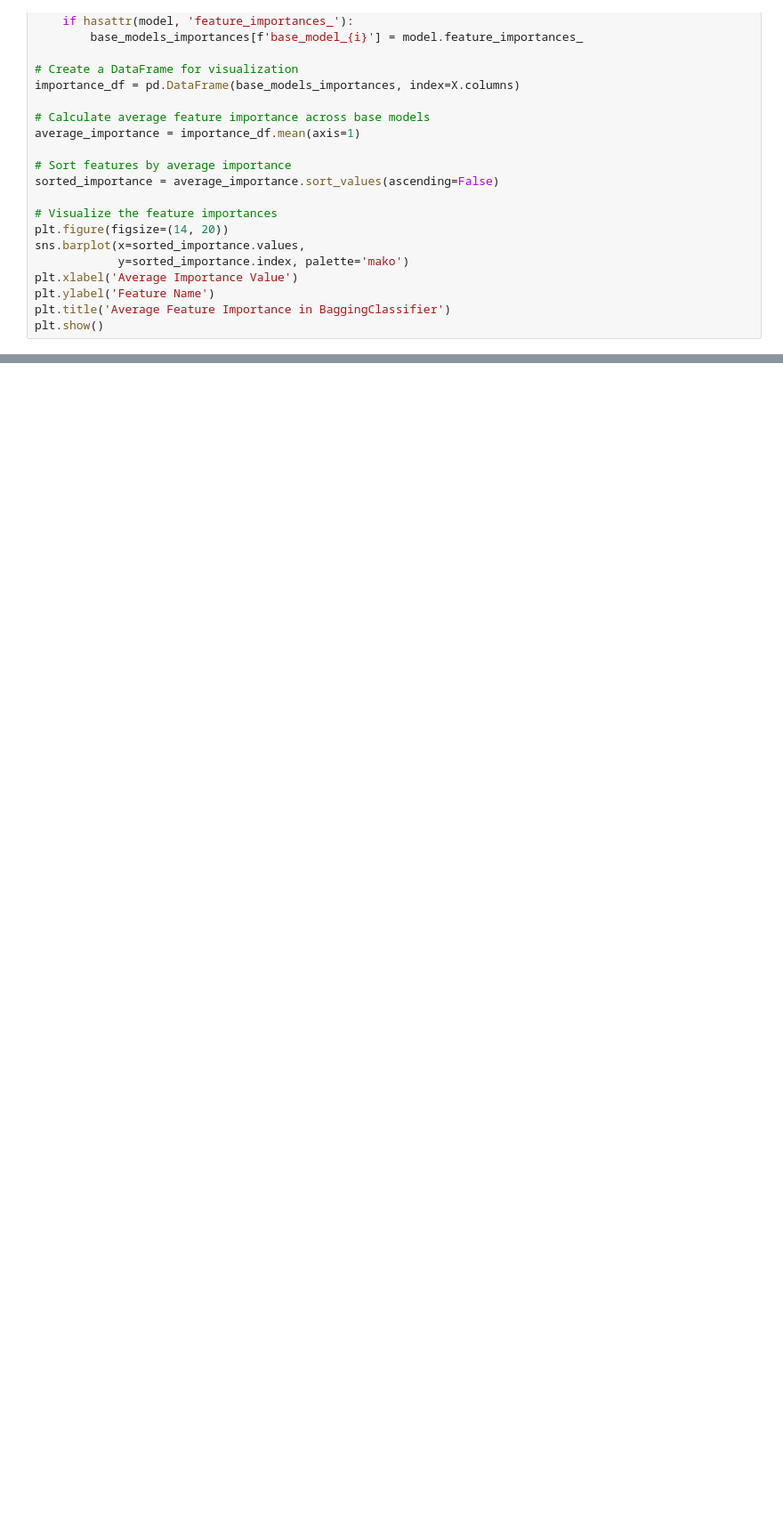
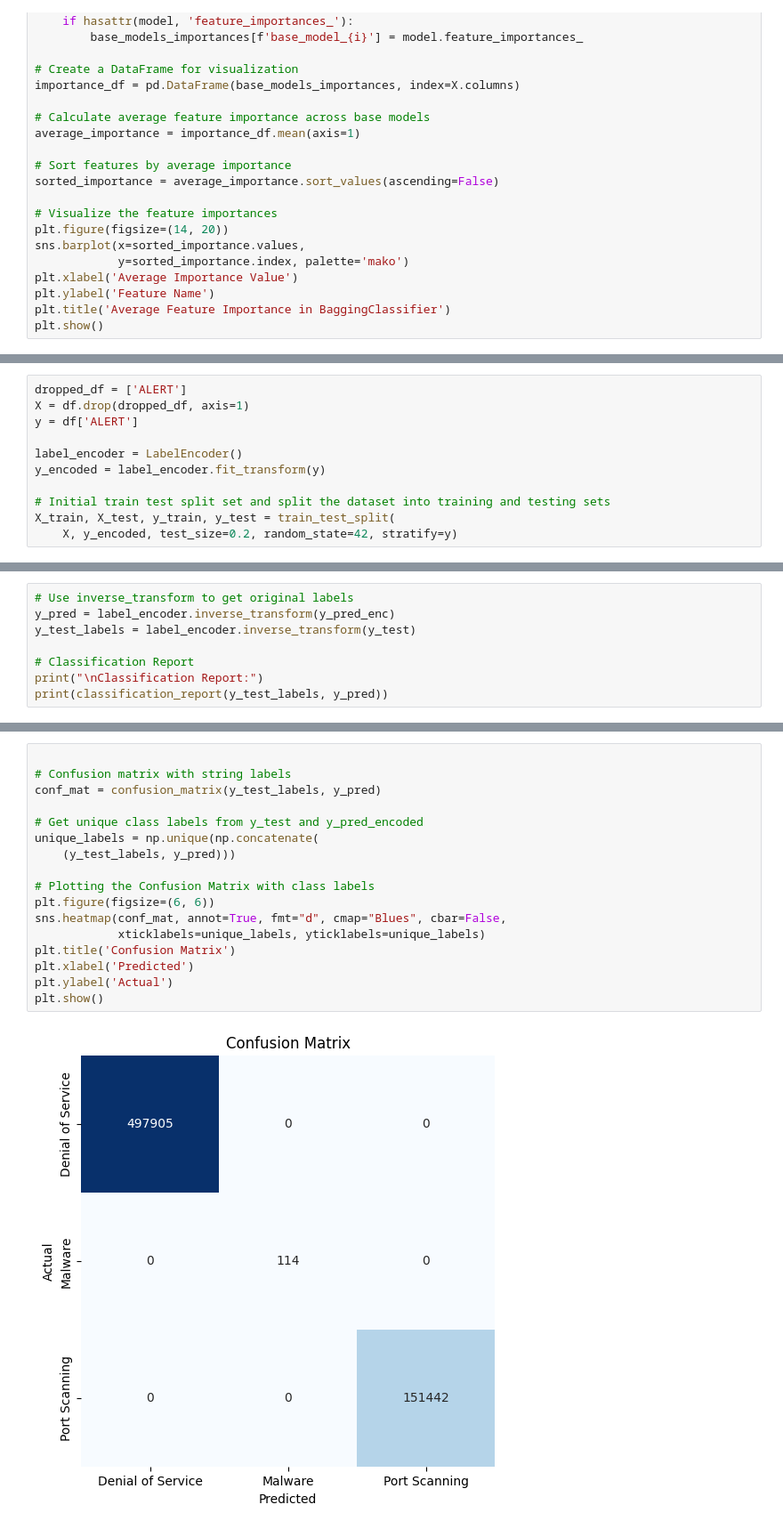
Before and after one commit to sm3a96/IDS-Machine-Learning-Techniques-, a Jupyter notebook: Advanced_Ens_tech/Bagging/Simargl2022_Bagging_tech.ipynb, the cells around one changed output, grey strips where cells are left out. Shown: that part at 89% size. Drawn from its saved outputs; the diff is of its cells as text; blank space fills up the shorter version.

```diff
--- a/Advanced_Ens_tech/Bagging/Simargl2022_Bagging_tech.ipynb
+++ b/Advanced_Ens_tech/Bagging/Simargl2022_Bagging_tech.ipynb
@@ -176,0 +232,11 @@ plt.show()
+# %%
+dropped_df = ['ALERT']
+X = df.drop(dropped_df, axis=1)
+y = df['ALERT']
+
+label_encoder = LabelEncoder()
+y_encoded = label_encoder.fit_transform(y)
+
+# Initial train test split set and split the dataset into training and testing sets
+X_train, X_test, y_train, y_test = train_test_split(
+    X, y_encoded, test_size=0.2, random_state=42, stratify=y)
@@ -176,0 +285,8 @@ plt.show()
+# %%
+# Use inverse_transform to get original labels
+y_pred = label_encoder.inverse_transform(y_pred_enc)
+y_test_labels = label_encoder.inverse_transform(y_test)
+
+# Classification Report
+print("\nClassification Report:")
+print(classification_report(y_test_labels, y_pred))
@@ -176,0 +304,19 @@ plt.show()
+# %%
+
+# Confusion matrix with string labels
+conf_mat = confusion_matrix(y_test_labels, y_pred)
+
+# Get unique class labels from y_test and y_pred_encoded
+unique_labels = np.unique(np.concatenate(
+    (y_test_labels, y_pred)))
+
+# Plotting the Confusion Matrix with class labels
+plt.figure(figsize=(6, 6))
+sns.heatmap(conf_mat, annot=True, fmt="d", cmap="Blues", cbar=False,
+            xticklabels=unique_labels, yticklabels=unique_labels)
+plt.title('Confusion Matrix')
+plt.xlabel('Predicted')
+plt.ylabel('Actual')
+plt.show()
+# %% [output]
+[figure, added]
```
Also changed, not shown: parts of 11 cells of this notebook, 13 other files.
